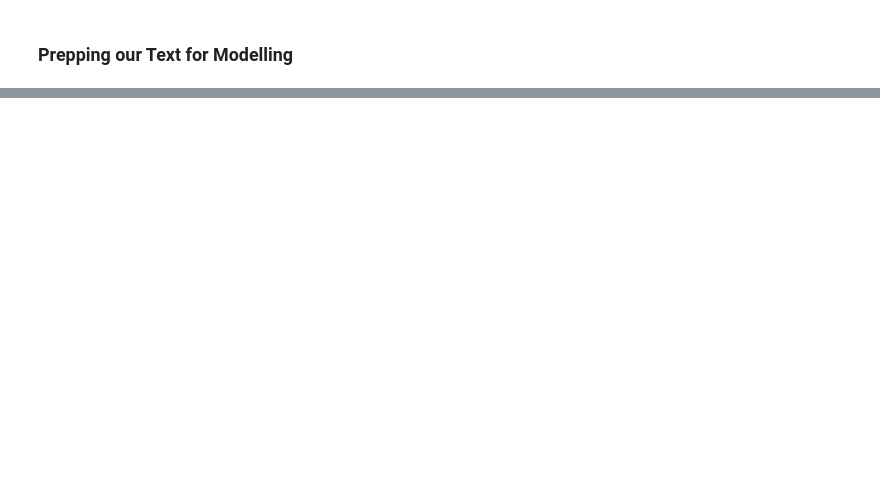
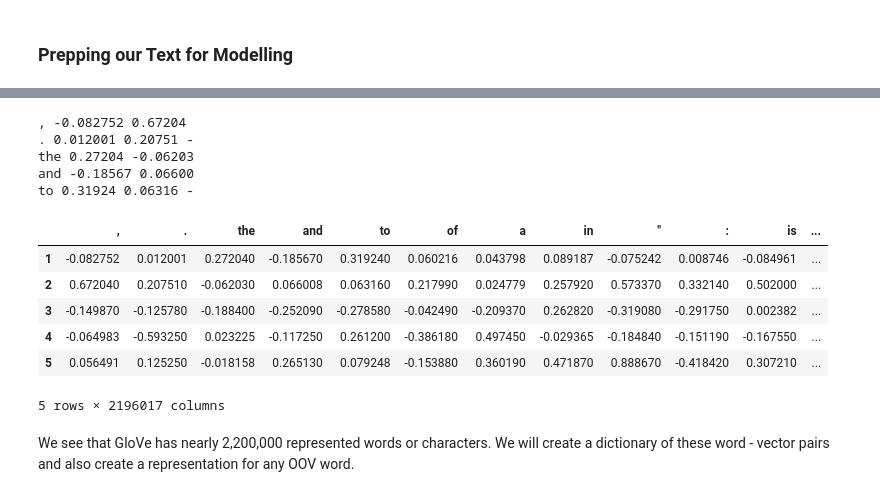
Before and after one commit to kre8tions/potential-talent, a Jupyter notebook: tirMlkapx4XpMRlG.ipynb, the cells around one changed output, grey strips where cells are left out. Drawn from its saved outputs; the diff is of its cells as text; code cells hidden in the pictures; blank space fills up the shorter version.

```diff
--- a/tirMlkapx4XpMRlG.ipynb
+++ b/tirMlkapx4XpMRlG.ipynb
@@ -394,10 +485,26 @@ os.chdir(r"C:\Users\Alex Chung\Documents\the_Lab\Apziva\Potential Talent\glove")
 path = 'glove.840B.300d.txt'
 # %%
 with open(path) as file:
-  for i in range(10):
+  for i in range(5):
     line = file.readline()
-    print(line[:10])
+    print(line[:20])
+# %% [output]
+, -0.082752 0.67204
+. 0.012001 0.20751 -
+the 0.27204 -0.06203
+and -0.18567 0.06600
+to 0.31924 0.06316 -
 # %%
 df_glove = pd.read_csv(path, sep=" ", quoting=3, header=None, index_col=0)
-df_glove.T
+df_glove.T.head()
+# %% [output]
+|  | , | . | the | and | to | of | a | in | " | : | is | ... |
+| 1 | -0.082752 | 0.012001 | 0.272040 | -0.185670 | 0.319240 | 0.060216 | 0.043798 | 0.089187 | -0.075242 | 0.008746 | -0.084961 | ... |
+| 2 | 0.672040 | 0.207510 | -0.062030 | 0.066008 | 0.063160 | 0.217990 | 0.024779 | 0.257920 | 0.573370 | 0.332140 | 0.502000 | ... |
+| 3 | -0.149870 | -0.125780 | -0.188400 | -0.252090 | -0.278580 | -0.042490 | -0.209370 | 0.262820 | -0.319080 | -0.291750 | 0.002382 | ... |
+| 4 | -0.064983 | -0.593250 | 0.023225 | -0.117250 | 0.261200 | -0.386180 | 0.497450 | -0.029365 | -0.184840 | -0.151190 | -0.167550 | ... |
+| 5 | 0.056491 | 0.125250 | -0.018158 | 0.265130 | 0.079248 | -0.153880 | 0.360190 | 0.471870 | 0.888670 | -0.418420 | 0.307210 | ... |
+5 rows × 2196017 columns
+# %% [markdown]
+We see that GloVe has nearly 2,200,000 represented words or characters. We will create a dictionary of these word - vector pairs and also create a representation for any OOV word.
 # %%
```
Also changed, not shown: parts of 262 cells of this notebook, 6 other files.
